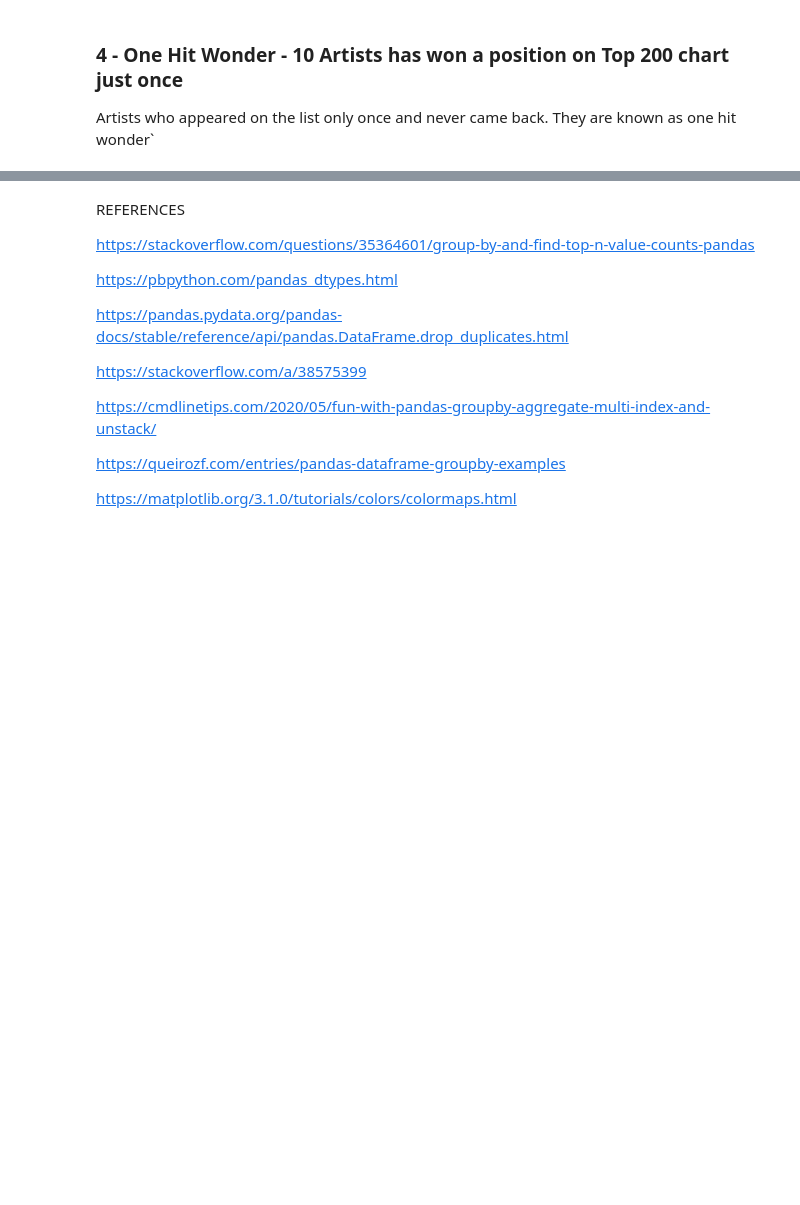
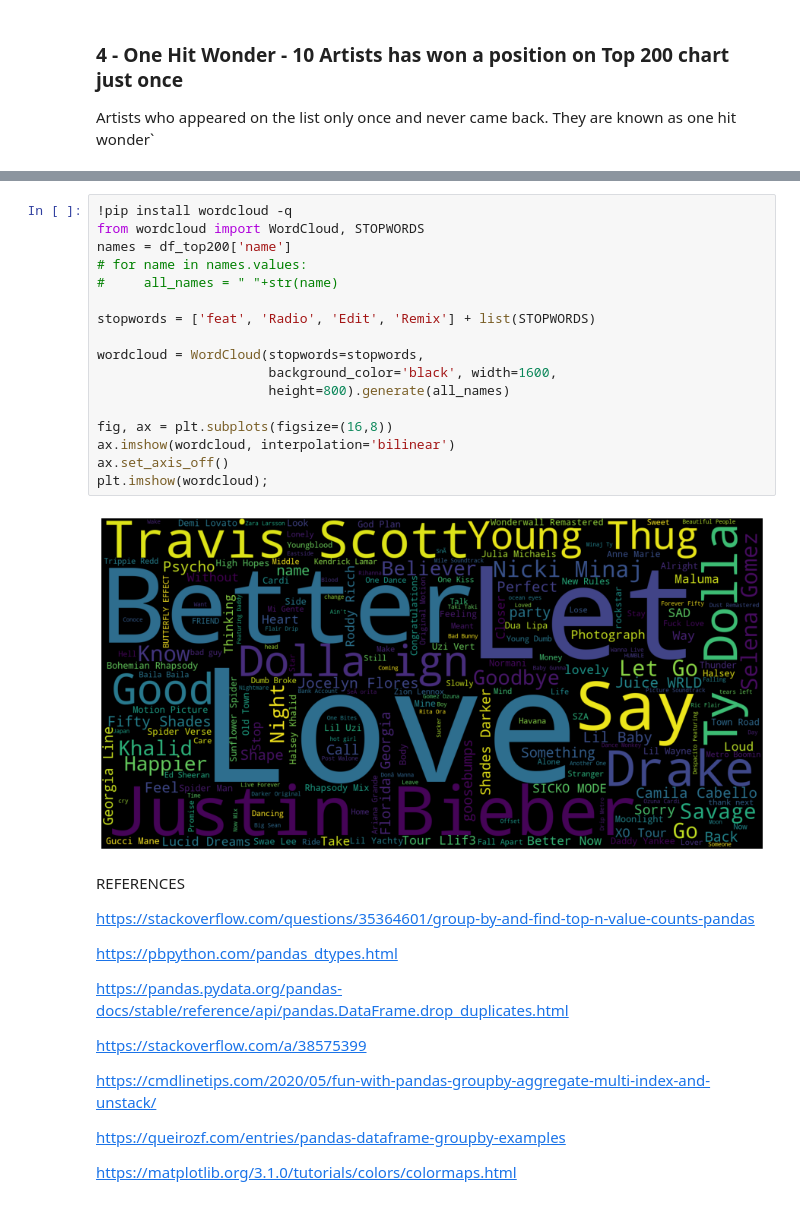
Before and after one commit to ilitotor/spotifyAnalysis, a Jupyter notebook: spotify_analysis.ipynb, the cells around one changed output, grey strips where cells are left out. Cells and saved outputs as stored; diff of their text form; blank space fills up the shorter version.

```diff
--- a/spotify_analysis.ipynb
+++ b/spotify_analysis.ipynb
@@ -98,3 +81,22 @@ sns.lineplot(data=shape_of_you, x="position", y="date")
+# %%
+!pip install wordcloud -q
+from wordcloud import WordCloud, STOPWORDS
+names = df_top200['name']
+# for name in names.values:
+#     all_names = " "+str(name)
+
+stopwords = ['feat', 'Radio', 'Edit', 'Remix'] + list(STOPWORDS)
+
+wordcloud = WordCloud(stopwords=stopwords,
+                      background_color='black', width=1600,
+                      height=800).generate(all_names)
+
+fig, ax = plt.subplots(figsize=(16,8))
+ax.imshow(wordcloud, interpolation='bilinear')
+ax.set_axis_off()
+plt.imshow(wordcloud);
+# %% [output]
+[figure, added]
 # %% [markdown]
 REFERENCES
 
```
Also changed, not shown: parts of 10 cells of this notebook.
